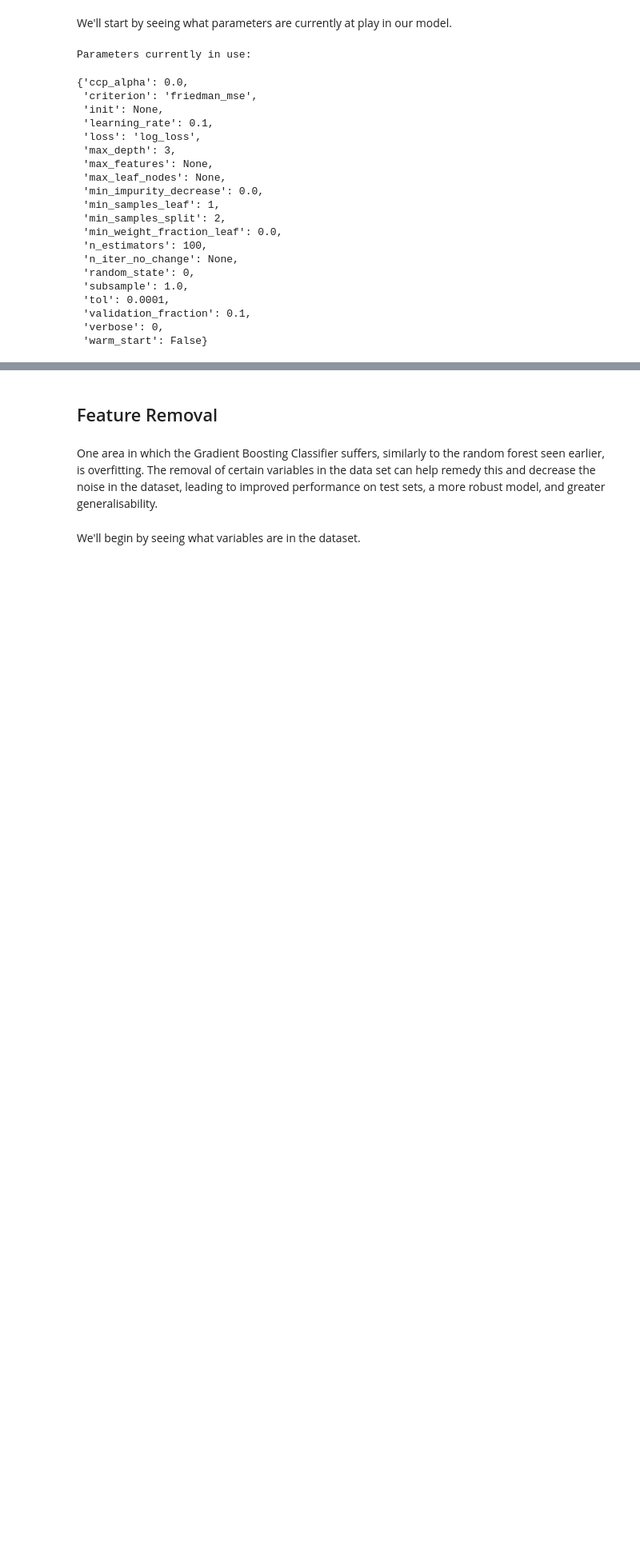
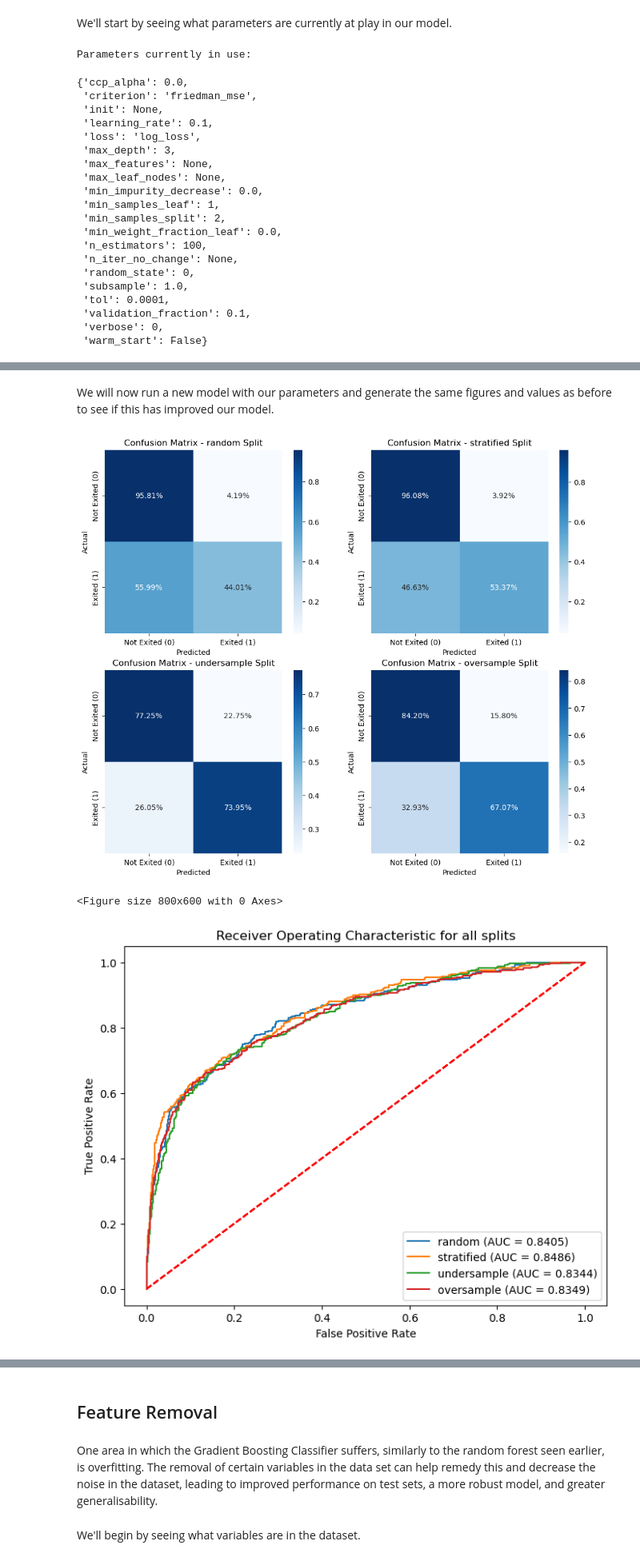
Before and after one commit to djjjones6/Group_Assessment_1, a Jupyter notebook: DaveJ/Gradient Boosting.ipynb, the cells around one changed output, grey strips where cells are left out. Shown at 80% size. Saved outputs shown, nothing was run; the diff lists cells and outputs as text; code cells hidden in the pictures; blank space fills up the shorter version.

```diff
--- a/DaveJ/Gradient Boosting.ipynb
+++ b/DaveJ/Gradient Boosting.ipynb
@@ -222 +231,11 @@ performance_best = evaluating_performance_diff_splits(model=best_model,split_dat
+# %% [markdown]
+We will now run a new model with our parameters and generate the same figures and values as before to see if this has improved our model.
+# %%
+improved_model = GradientBoostingClassifier(n_estimators = 1750, learning_rate = 0.01, max_depth = 4,random_state=0)
+performance_improved = {}
+performance_improved = evaluating_performance_diff_splits(model=improved_model,split_data=split_data,performance_matrix=performance_improved)
+# %% [output]
+[figure, added]
+<Figure size 800x600 with 0 Axes>
+[figure, added]
 # %%
```
Also changed, not shown: parts of 39 cells of this notebook.
